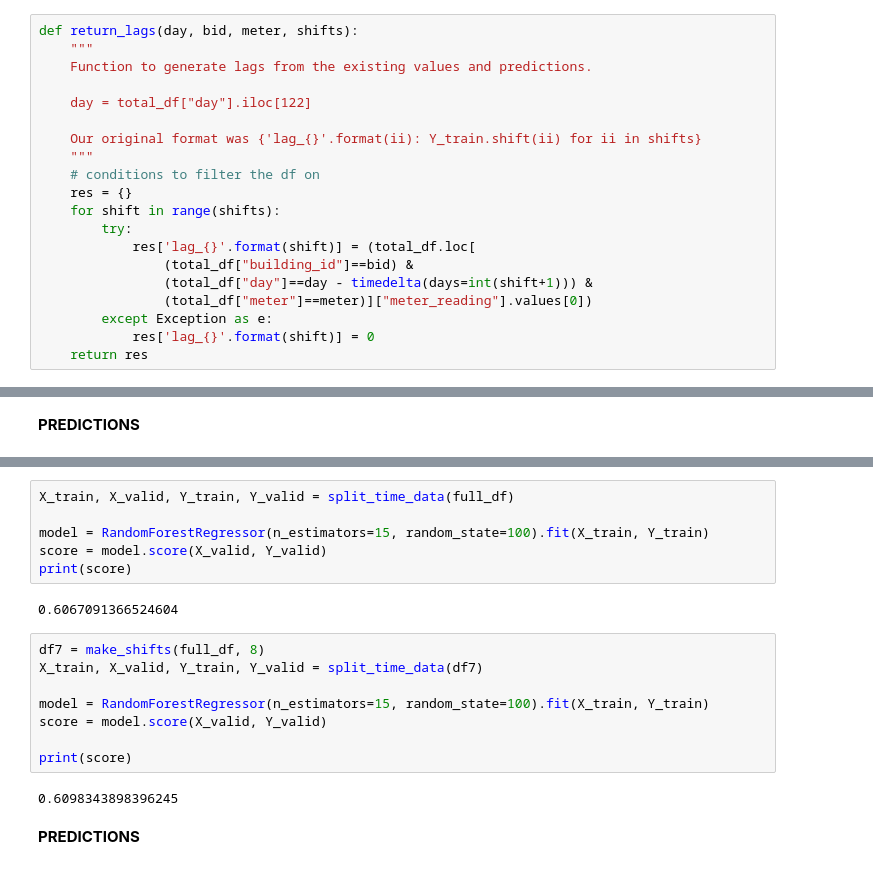
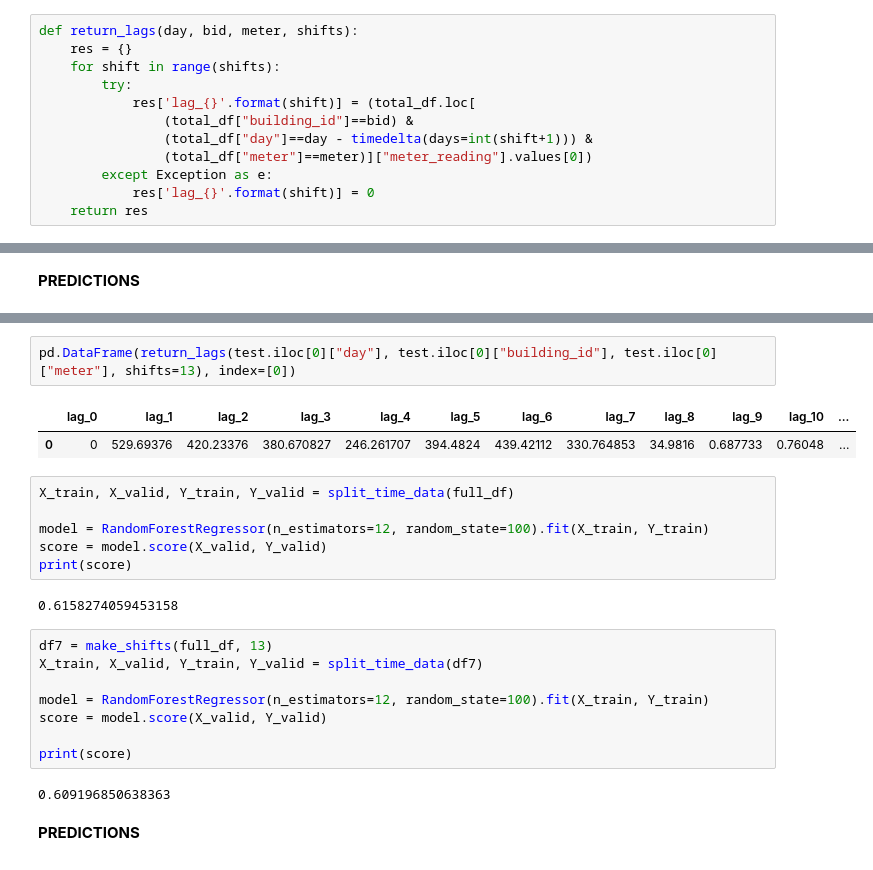
Before and after one commit to DmtrRm/IAAC2024_tutorials, a Jupyter notebook: kaggle_complete2.ipynb, the cells around one changed output, grey strips where cells are left out. Cells and saved outputs as stored; diff of their text form.

```diff
--- a/kaggle_complete2.ipynb
+++ b/kaggle_complete2.ipynb
@@ -136,14 +136,6 @@ def make_shifts(df, shifts=3):
     return _df_sorted_lags
 # %%
 def return_lags(day, bid, meter, shifts):
-    """
-    Function to generate lags from the existing values and predictions.
-
-    day = total_df["day"].iloc[122]
-
-    Our original format was {'lag_{}'.format(ii): Y_train.shift(ii) for ii in shifts}
-    """
-    # conditions to filter the df on
     res = {}
     for shift in range(shifts):
         try:
@@ -293,21 +312,26 @@ test = test.merge(w_df, how="left", on=["day", "site_id"])
+# %%
+pd.DataFrame(return_lags(test.iloc[0]["day"], test.iloc[0]["building_id"], test.iloc[0]["meter"], shifts=13), index=[0])
+# %% [output]
+|  | lag_0 | lag_1 | lag_2 | lag_3 | lag_4 | lag_5 | lag_6 | lag_7 | lag_8 | lag_9 | lag_10 | ... |
+| 0 | 0 | 529.69376 | 420.23376 | 380.670827 | 246.261707 | 394.4824 | 439.42112 | 330.764853 | 34.9816 | 0.687733 | 0.76048 | ... |
 # %%
 X_train, X_valid, Y_train, Y_valid = split_time_data(full_df)
 
-model = RandomForestRegressor(n_estimators=15, random_state=100).fit(X_train, Y_train)
+model = RandomForestRegressor(n_estimators=12, random_state=100).fit(X_train, Y_train)
 score = model.score(X_valid, Y_valid)
 print(score)
 # %% [output]
-0.6067091366524604
+0.6158274059453158
 # %%
-df7 = make_shifts(full_df, 8)
+df7 = make_shifts(full_df, 13)
 X_train, X_valid, Y_train, Y_valid = split_time_data(df7)
 
-model = RandomForestRegressor(n_estimators=15, random_state=100).fit(X_train, Y_train)
+model = RandomForestRegressor(n_estimators=12, random_state=100).fit(X_train, Y_train)
 score = model.score(X_valid, Y_valid)
 
 print(score)
 # %% [output]
-0.6098343898396245
+0.609196850638363
 # %% [markdown]
 **PREDICTIONS**
 # %%
```
Also changed, not shown: parts of 7 cells of this notebook.
